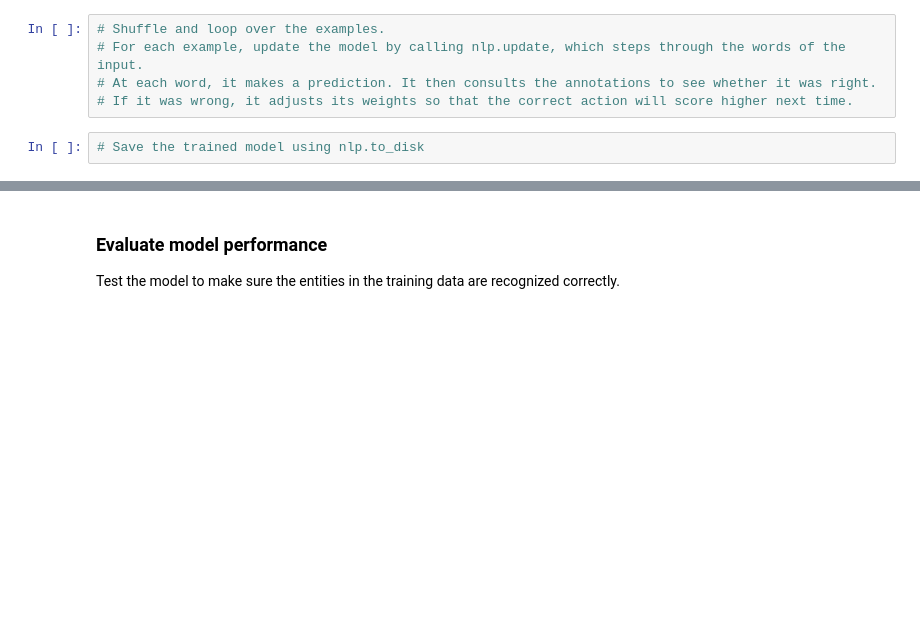
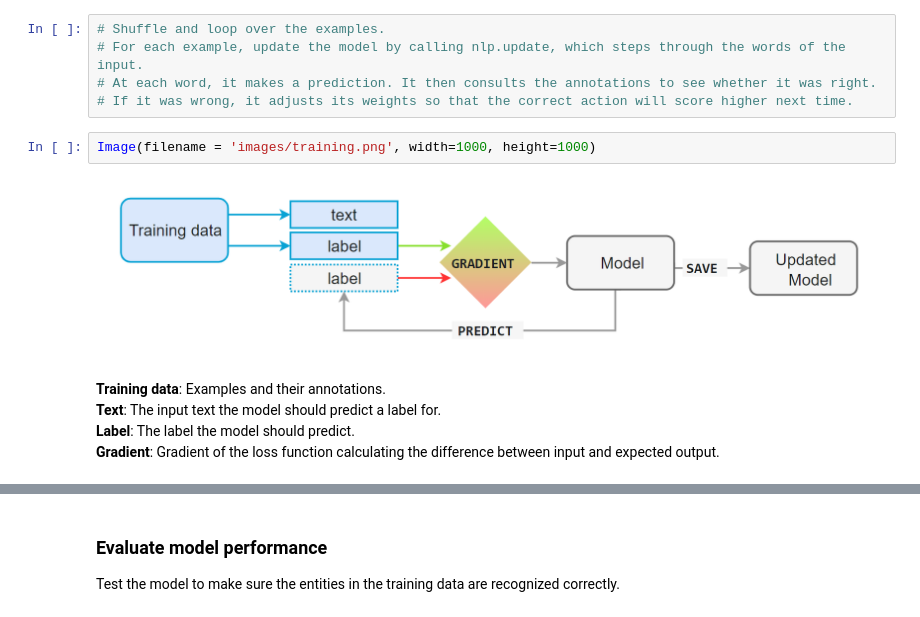
Before and after one commit to kriesbeck/spacy-ner, a Jupyter notebook: NER in spaCy.ipynb, the cells around one changed output, grey strips where cells are left out. Saved outputs shown, nothing was run; the diff lists cells and outputs as text; blank space fills up the shorter version.

Commit message:
mocking up model

```diff
--- a/NER in spaCy.ipynb
+++ b/NER in spaCy.ipynb
@@ -392,5 +431,12 @@ See: https://explosion.ai/blog/pseudo-rehearsal-catastrophic-forgetting
 # For each example, update the model by calling nlp.update, which steps through the words of the input.
 # At each word, it makes a prediction. It then consults the annotations to see whether it was right.
 # If it was wrong, it adjusts its weights so that the correct action will score higher next time.
-# %%
-# Save the trained model using nlp.to_disk
+# %%
+Image(filename = 'images/training.png', width=1000, height=1000)
+# %% [output]
+[figure, added]
+# %% [markdown]
+**Training data**: Examples and their annotations.
+**Text**: The input text the model should predict a label for.
+**Label**: The label the model should predict.
+**Gradient**: Gradient of the loss function calculating the difference between input and expected output.
```
Also changed, not shown: parts of 11 cells of this notebook.
